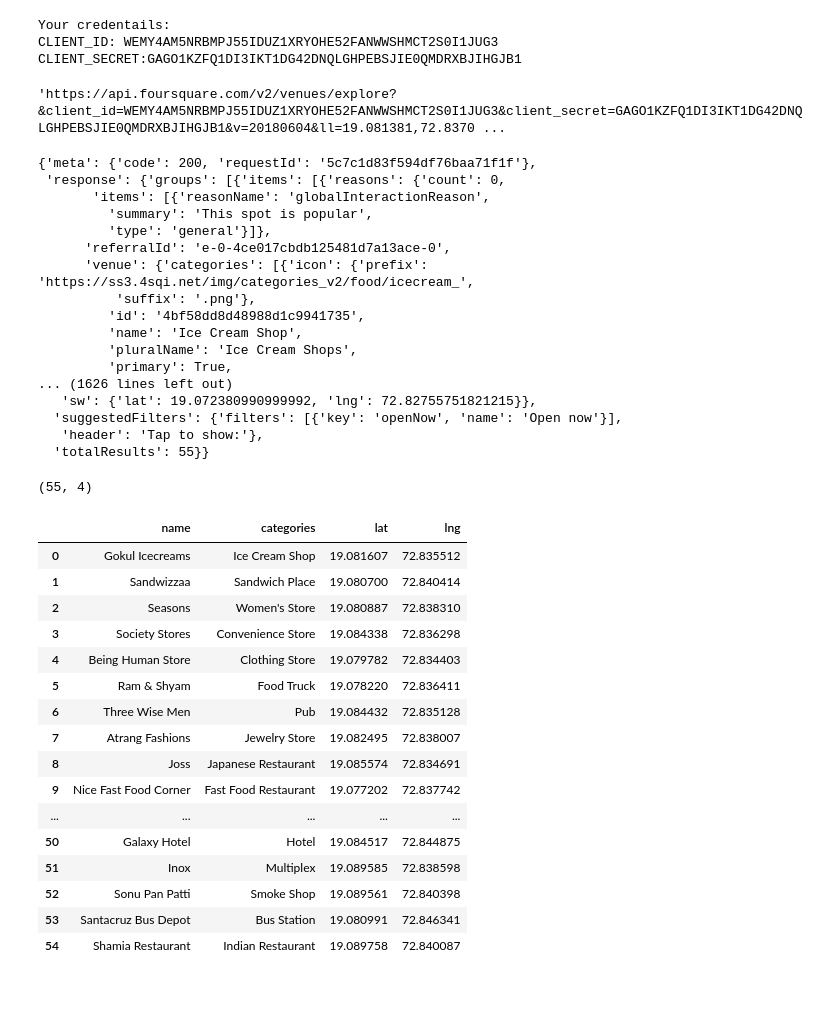
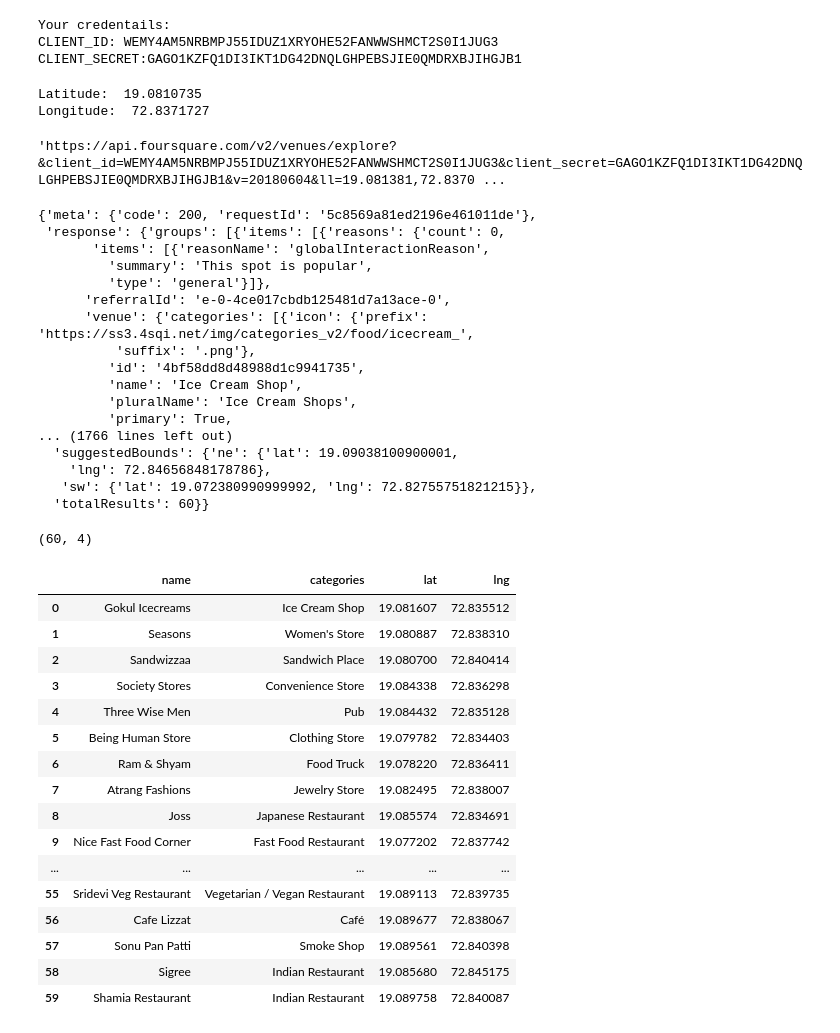
Before and after one commit to SidJain1412/Coursera_Capstone, a Jupyter notebook: Capstone Project.ipynb, the cells around one changed output. Saved outputs shown, nothing was run; the diff lists cells and outputs as text; code cells hidden in the pictures; blank space fills up the shorter version.

```diff
--- a/Capstone Project.ipynb
+++ b/Capstone Project.ipynb
@@ -31,14 +72,17 @@ print('CLIENT_SECRET:' + CLIENT_SECRET)
 Your credentails:
 CLIENT_ID: WEMY4AM5NRBMPJ55IDUZ1XRYOHE52FANWWSHMCT2S0I1JUG3
 CLIENT_SECRET:GAGO1KZFQ1DI3IKT1DG42DNQLGHPEBSJIE0QMDRXBJIHGJB1
-# %%
-# SRM University
-neighborhood_latitude = 12.822829
-neighborhood_longitude = 80.041360
-# %%
-# Podar School Mumbai
-neighborhood_latitude = 19.081381
-neighborhood_longitude = 72.837063
+# %%
+# Podar School Mumbai
+geolocator = Nominatim(user_agent='myapplication')
+location = geolocator.geocode("Lilavatibai podar santacruz Mumbai India").raw
+lat = location['lat']
+lon = location['lon']
+print("Latitude: ", lat)
+print("Longitude: ", lon)
+# %% [output]
+Latitude:  19.0810735
+Longitude:  72.8371727
 # %%
 radius = 1000
 url = 'https://api.foursquare.com/v2/venues/explore?&client_id={}&client_secret={}&v={}&ll={},{}&radius={}&limit={}'.format(
@@ -56,7 +100,7 @@ url
 results = requests.get(url).json()
 results
 # %% [output]
-{'meta': {'code': 200, 'requestId': '5c7c1d83f594df76baa71f1f'},
+{'meta': {'code': 200, 'requestId': '5c8569a81ed2196e461011de'},
  'response': {'groups': [{'items': [{'reasons': {'count': 0,
        'items': [{'reasonName': 'globalInteractionReason',
          'summary': 'This spot is popular',
@@ -68,11 +112,11 @@ results
          'name': 'Ice Cream Shop',
          'pluralName': 'Ice Cream Shops',
          'primary': True,
-... (1626 lines left out)
+... (1766 lines left out)
+  'suggestedBounds': {'ne': {'lat': 19.09038100900001,
+    'lng': 72.84656848178786},
    'sw': {'lat': 19.072380990999992, 'lng': 72.82755751821215}},
-  'suggestedFilters': {'filters': [{'key': 'openNow', 'name': 'Open now'}],
-   'header': 'Tap to show:'},
-  'totalResults': 55}}
+  'totalResults': 60}}
 # %%
 # function that extracts the category of the venue
 def get_category_type(row):
@@ -86,41 +130,42 @@ def get_category_type(row):
     else:
         return categories_list[0]['name']
 # %%
-from pandas.io.json import json_normalize
 venues = results['response']['groups'][0]['items']
 
-nearby_venues = json_normalize(venues) # flatten JSON
+nearby_venues = json_normalize(venues)  # flatten JSON
 
 # filter columns
-filtered_columns = ['venue.name', 'venue.categories', 'venue.location.lat', 'venue.location.lng']
-nearby_venues =nearby_venues.loc[:, filtered_columns]
+filtered_columns = ['venue.name', 'venue.categories',
+                    'venue.location.lat', 'venue.location.lng']
+nearby_venues = nearby_venues.loc[:, filtered_columns]
 
 # filter the category for each row
-nearby_venues['venue.categories'] = nearby_venues.apply(get_category_type, axis=1)
+nearby_venues['venue.categories'] = nearby_venues.apply(
+    get_category_type, axis=1)
 
 # clean columns
 nearby_venues.columns = [col.split(".")[-1] for col in nearby_venues.columns]
 print(nearby_venues.shape)
 nearby_venues
 # %% [output]
-(55, 4)
+(60, 4)
 |  | name | categories | lat | lng |
 | 0 | Gokul Icecreams | Ice Cream Shop | 19.081607 | 72.835512 |
-| 1 | Sandwizzaa | Sandwich Place | 19.080700 | 72.840414 |
-| 2 | Seasons | Women's Store | 19.080887 | 72.838310 |
+| 1 | Seasons | Women's Store | 19.080887 | 72.838310 |
+| 2 | Sandwizzaa | Sandwich Place | 19.080700 | 72.840414 |
 | 3 | Society Stores | Convenience Store | 19.084338 | 72.836298 |
-| 4 | Being Human Store | Clothing Store | 19.079782 | 72.834403 |
-| 5 | Ram & Shyam | Food Truck | 19.078220 | 72.836411 |
-| 6 | Three Wise Men | Pub | 19.084432 | 72.835128 |
+| 4 | Three Wise Men | Pub | 19.084432 | 72.835128 |
+| 5 | Being Human Store | Clothing Store | 19.079782 | 72.834403 |
+| 6 | Ram & Shyam | Food Truck | 19.078220 | 72.836411 |
 | 7 | Atrang Fashions | Jewelry Store | 19.082495 | 72.838007 |
 | 8 | Joss | Japanese Restaurant | 19.085574 | 72.834691 |
 | 9 | Nice Fast Food Corner | Fast Food Restaurant | 19.077202 | 72.837742 |
 | ... | ... | ... | ... | ... |
-| 50 | Galaxy Hotel | Hotel | 19.084517 | 72.844875 |
-| 51 | Inox | Multiplex | 19.089585 | 72.838598 |
-| 52 | Sonu Pan Patti | Smoke Shop | 19.089561 | 72.840398 |
-| 53 | Santacruz Bus Depot | Bus Station | 19.080991 | 72.846341 |
-| 54 | Shamia Restaurant | Indian Restaurant | 19.089758 | 72.840087 |
+| 55 | Sridevi Veg Restaurant | Vegetarian / Vegan Restaurant | 19.089113 | 72.839735 |
+| 56 | Cafe Lizzat | Café | 19.089677 | 72.838067 |
+| 57 | Sonu Pan Patti | Smoke Shop | 19.089561 | 72.840398 |
+| 58 | Sigree | Indian Restaurant | 19.085680 | 72.845175 |
+| 59 | Shamia Restaurant | Indian Restaurant | 19.089758 | 72.840087 |
 # %%
 nearby_venues.categories.unique()
 # %% [output]
```
Also changed, not shown: parts of 23 cells of this notebook.
